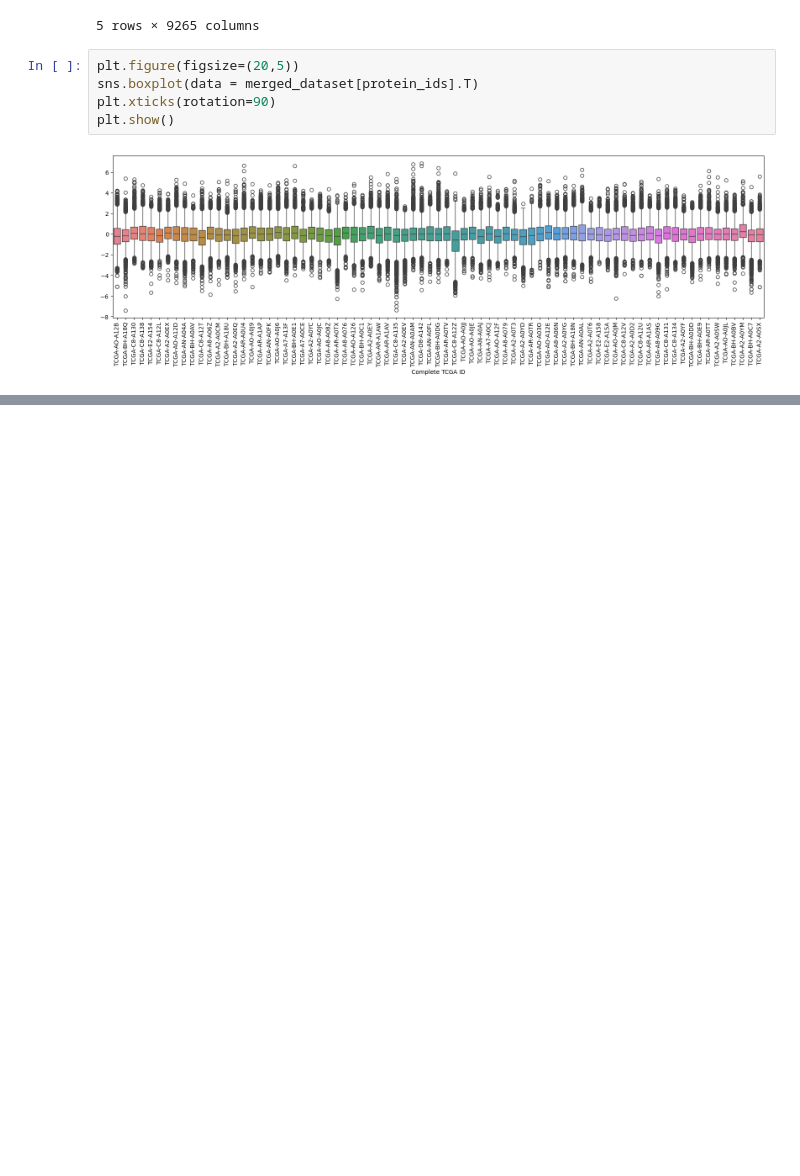
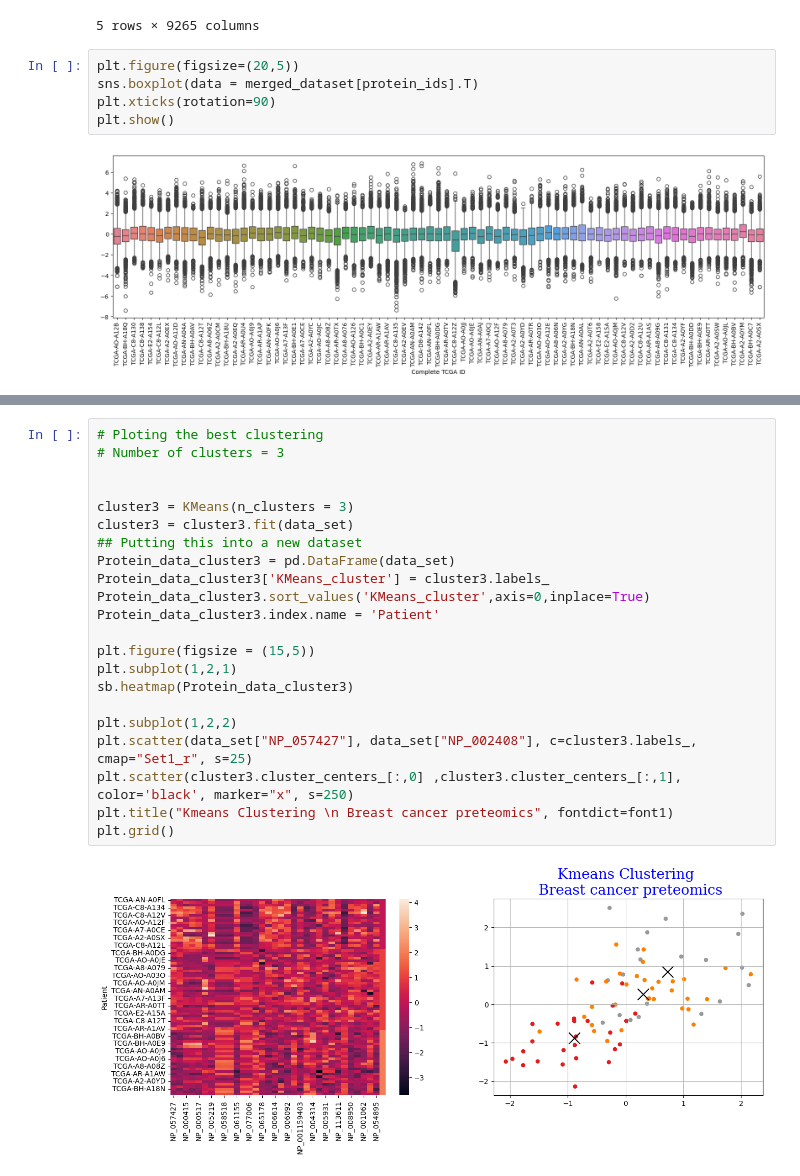
Before and after one commit to jmtony2000/Analysis-of-the-Breast-Cancer-Proteome-Dataset, a Jupyter notebook: Analysis_of_the_Breast_Cancer_Proteome_Dataset.ipynb, the cells around one changed output, grey strips where cells are left out. Saved outputs shown, nothing was run; the diff lists cells and outputs as text; blank space fills up the shorter version.

```diff
--- a/Analysis_of_the_Breast_Cancer_Proteome_Dataset.ipynb
+++ b/Analysis_of_the_Breast_Cancer_Proteome_Dataset.ipynb
@@ -297,0 +428,24 @@ plt.show()
+# %%
+# Ploting the best clustering
+# Number of clusters = 3
+
+
+cluster3 = KMeans(n_clusters = 3)
+cluster3 = cluster3.fit(data_set)
+## Putting this into a new dataset
+Protein_data_cluster3 = pd.DataFrame(data_set)
+Protein_data_cluster3['KMeans_cluster'] = cluster3.labels_
+Protein_data_cluster3.sort_values('KMeans_cluster',axis=0,inplace=True)
+Protein_data_cluster3.index.name = 'Patient'
+
+plt.figure(figsize = (15,5))
+plt.subplot(1,2,1)
+sb.heatmap(Protein_data_cluster3)
+
+plt.subplot(1,2,2)
+plt.scatter(data_set["NP_057427"], data_set["NP_002408"], c=cluster3.labels_, cmap="Set1_r", s=25)
+plt.scatter(cluster3.cluster_centers_[:,0] ,cluster3.cluster_centers_[:,1], color='black', marker="x", s=250)
+plt.title("Kmeans Clustering \n Breast cancer preteomics", fontdict=font1)
+plt.grid()
+# %% [output]
+[figure, added]
```
Also changed, not shown: parts of 27 cells of this notebook.
